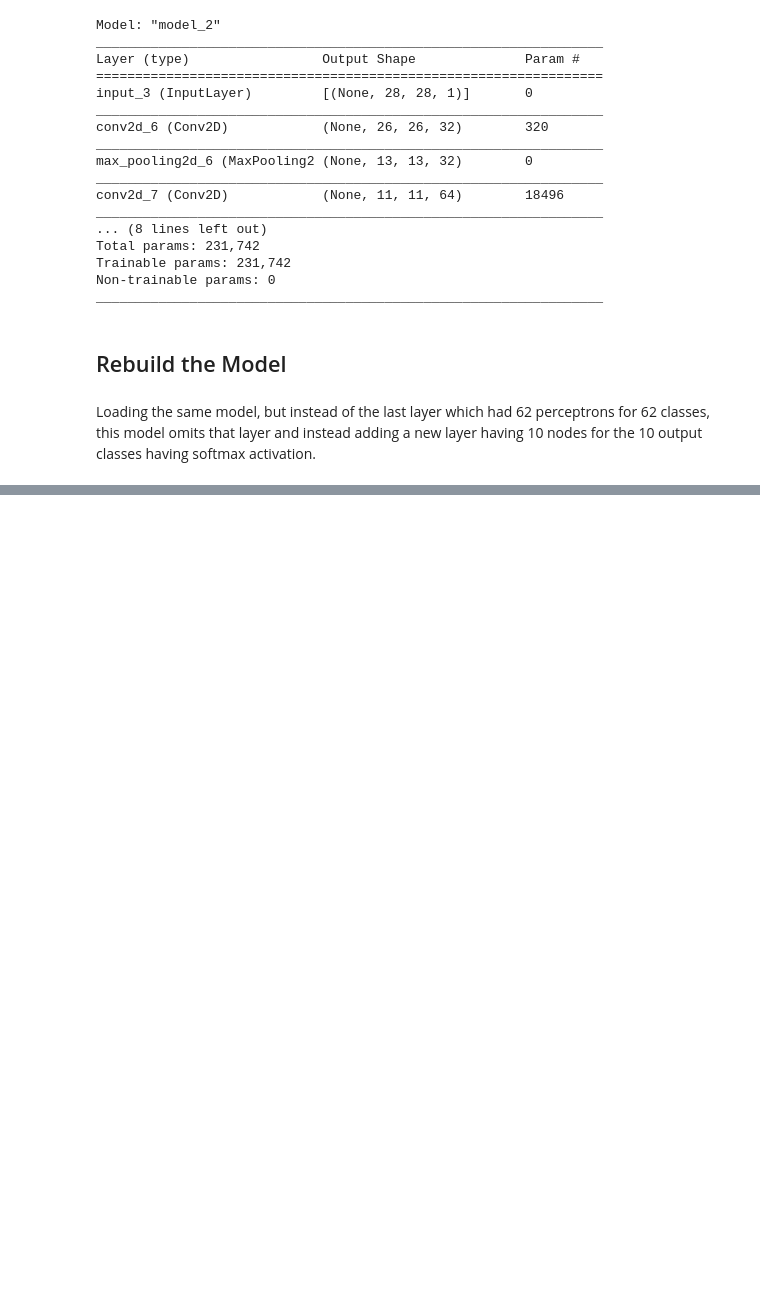
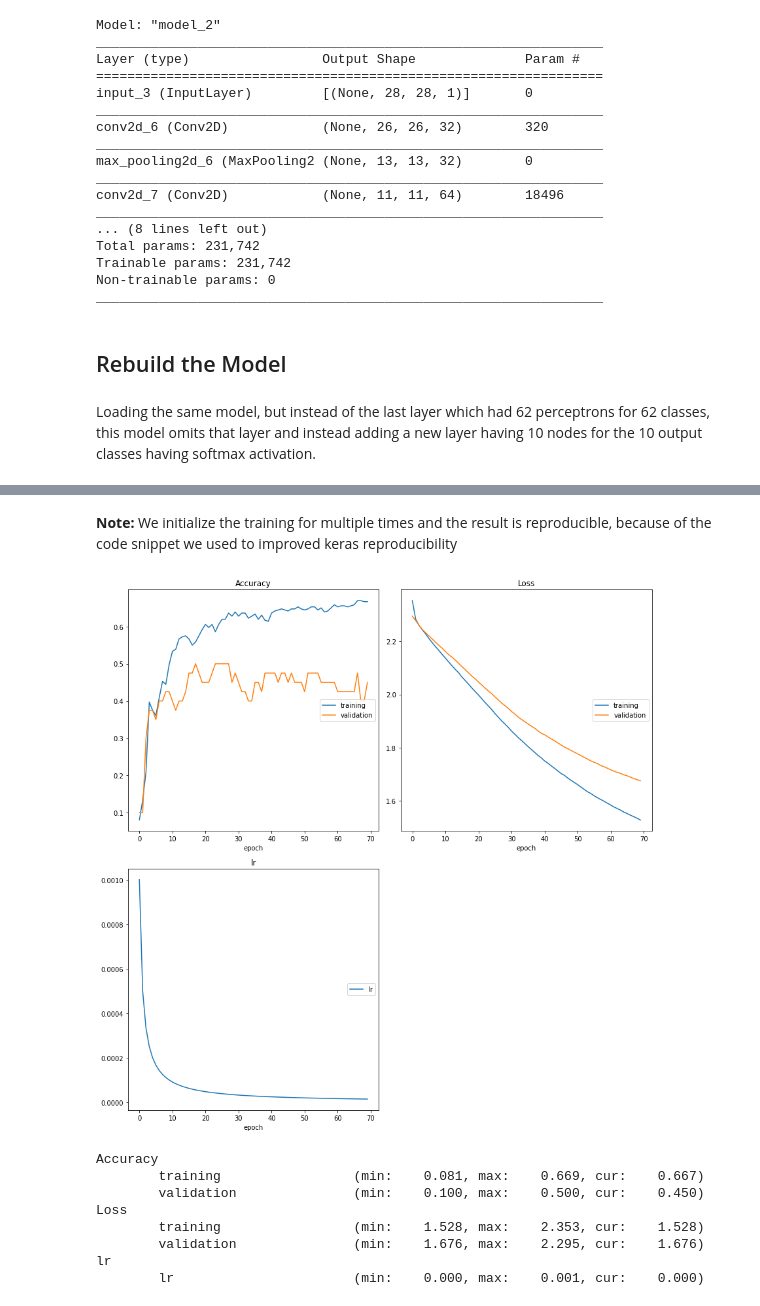
Before and after one commit to sayan0506/Comparative-STudy-of-Effect-of-Transfer-Learning-om-Different-Handwritten-Digit-Datasets-using-WandB, a Jupyter notebook: IIITD_assignment_task_2_test_script.ipynb, the cells around one changed output, grey strips where cells are left out. Drawn from its saved outputs; the diff is of its cells as text; code cells hidden in the pictures; blank space fills up the shorter version.

```diff
--- a/IIITD_assignment_task_2_test_script.ipynb
+++ b/IIITD_assignment_task_2_test_script.ipynb
@@ -1058,0 +1214,8 @@ _________________________________________________________________
+# %%
+weights_file_randomized = '/content/MNIST_training_epoch_03.hdf5'
+model_mnist.load_weights(weights_file_randomized)
+
+# prediction result in this training type
+y_pred_randomized = model_mnist.predict(x_test_pro)
+
+model_mnist.evaluate(x_test_pro, y_test)
@@ -1058,0 +1237,10 @@ _________________________________________________________________
+# %%
+# clearing session
+keras.backend.clear_session()
+
+# used it when it needed to initialize to train from scratch
+model_mnist.load_weights('mnist_model_initial.h5')
+# check initialize with train data
+model_mnist.evaluate(train_generator_2)
+# check initialize with train data
+model_mnist.evaluate(x_train_pro, y_train)
@@ -1058,0 +1251,18 @@ _________________________________________________________________
+# %% [markdown]
+**Note:** We initialize the training for multiple times and the result is reproducible, because of the code snippet we used to improved keras reproducibility
+# %%
+epochs_main_2 = 70
+# %%
+# random initialized training
+history_master_rinit = model_mnist.fit(train_generator_2, epochs = epochs_main_2, verbose = 1, validation_data= validation_generator_2,
+                                      callbacks = [WandbCallback(), mc_mnist, lr_schedule_mnist, reduce_lr_mnist, PlotLossesKeras()])
+# %% [output]
+[figure, added]
+Accuracy
+        training                 (min:    0.081, max:    0.669, cur:    0.667)
+        validation               (min:    0.100, max:    0.500, cur:    0.450)
+Loss
+        training                 (min:    1.528, max:    2.353, cur:    1.528)
+        validation               (min:    1.676, max:    2.295, cur:    1.676)
+lr
+        lr                       (min:    0.000, max:    0.001, cur:    0.000)
```
Also changed, not shown: parts of 27 cells of this notebook.
